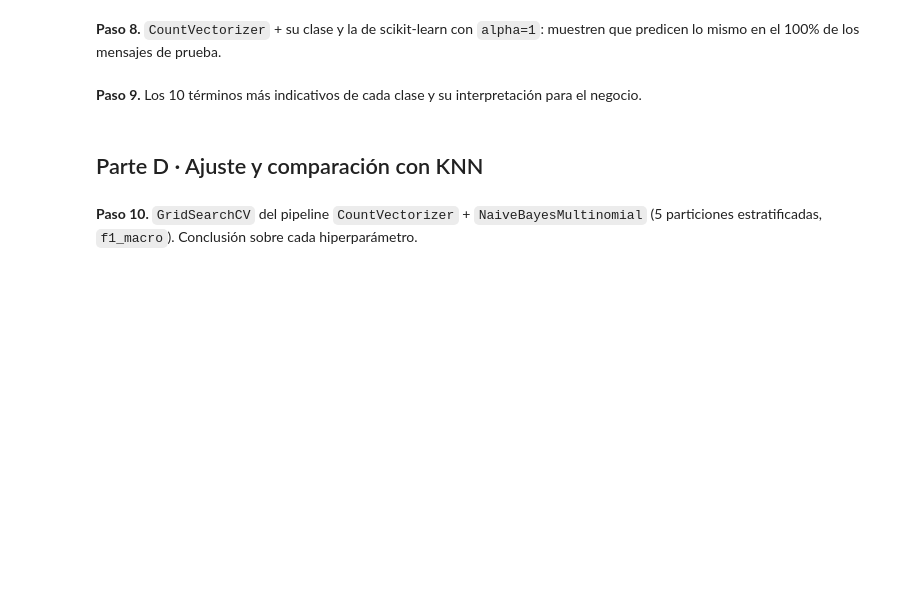
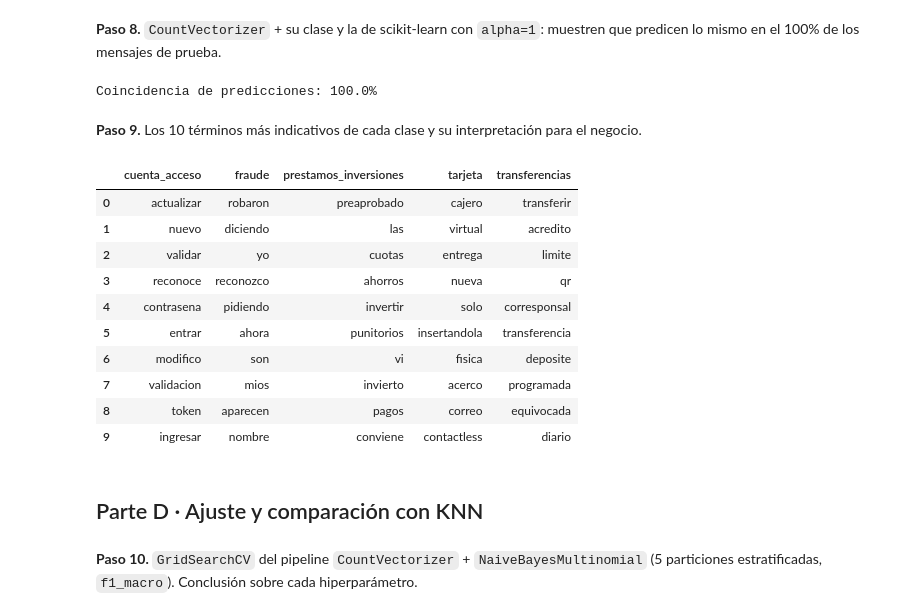
Before and after one commit to TomyGamG/Cauce_una_billetera_virtual_-Naive_Bayes-, a Jupyter notebook: caso1_cauce.ipynb, the cells around one changed output. Cells and saved outputs as stored; diff of their text form; code cells hidden in the pictures; blank space fills up the shorter version.

```diff
--- a/caso1_cauce.ipynb
+++ b/caso1_cauce.ipynb
@@ -106,3 +159,17 @@ plt.show()
 **Paso 5.** Creen la columna `texto_limpio`. Los mensajes con menos de dos palabras se excluyen del entrenamiento y van a revisión humana: ¿cuántos son y qué contienen?
 # %%
 # Tu código aquí
+df["texto_limpio"] = df["texto"].apply(limpiar_texto)
+df["n_palabras"] = df["texto_limpio"].str.split().str.len()
+
+cortos = df[df["n_palabras"] < 2]
+print(f"Mensajes con menos de 2 palabras: {len(cortos)} ({len(cortos) / len(df):.1%})")
+print("\nQué contienen (texto limpio más frecuente):")
+display(cortos["texto_limpio"].value_counts().head(15).to_frame("veces"))
+print("A qué equipo iban realmente:")
+display(cortos["equipo_final"].value_counts().to_frame("mensajes"))
+
+# Estos mensajes no se usan para entrenar ni evaluar: en producción van a revisión humana.
+df_modelo = df[df["n_palabras"] >= 2].reset_index(drop=True)
+PROP_CORTOS = len(cortos) / len(df)
+print(f"\nMensajes para modelar: {len(df_modelo)}")
@@ -120,10 +239,42 @@ plt.show()
 **Paso 8.** `CountVectorizer` + su clase y la de scikit-learn con `alpha=1`: muestren que predicen lo mismo en el 100% de los mensajes de prueba.
 # %%
 # Tu código aquí
+from sklearn.feature_extraction.text import CountVectorizer
+from sklearn.naive_bayes import MultinomialNB
+
+vec = CountVectorizer()
+X_train = vec.fit_transform(X_train_txt)   # el vocabulario se aprende SOLO con entrenamiento
+X_test = vec.transform(X_test_txt)
+
+nb_propio = NaiveBayesMultinomial(alpha=1.0).fit(X_train, y_train)
+nb_sk = MultinomialNB(alpha=1.0).fit(X_train, y_train)
+
+pred_propio = nb_propio.predict(X_test)
+pred_sk = nb_sk.predict(X_test)
+
+coinciden = (pred_propio == pred_sk).mean()
+dif_proba = np.abs(nb_propio.predict_proba(X_test) - nb_sk.predict_proba(X_test)).max()
+print(f"Coincidencia de predicciones: {coinciden:.1%}")
+# %% [output]
+Coincidencia de predicciones: 100.0%
 # %% [markdown]
 **Paso 9.** Los 10 términos más indicativos de cada clase y su interpretación para el negocio.
 # %%
 # Tu código aquí
+indicativos = terminos_mas_indicativos(nb_propio, vec.get_feature_names_out(), n=10)
+display(pd.DataFrame(indicativos))
+# %% [output]
+|  | cuenta_acceso | fraude | prestamos_inversiones | tarjeta | transferencias |
+| 0 | actualizar | robaron | preaprobado | cajero | transferir |
+| 1 | nuevo | diciendo | las | virtual | acredito |
+| 2 | validar | yo | cuotas | entrega | limite |
+| 3 | reconoce | reconozco | ahorros | nueva | qr |
+| 4 | contrasena | pidiendo | invertir | solo | corresponsal |
+| 5 | entrar | ahora | punitorios | insertandola | transferencia |
+| 6 | modifico | son | vi | fisica | deposite |
+| 7 | validacion | mios | invierto | acerco | programada |
+| 8 | token | aparecen | pagos | correo | equivocada |
+| 9 | ingresar | nombre | conviene | contactless | diario |
 # %% [markdown]
 ## Parte D · Ajuste y comparación con KNN
 # %% [markdown]
```
Also changed, not shown: parts of 15 cells of this notebook, 3 other files.
